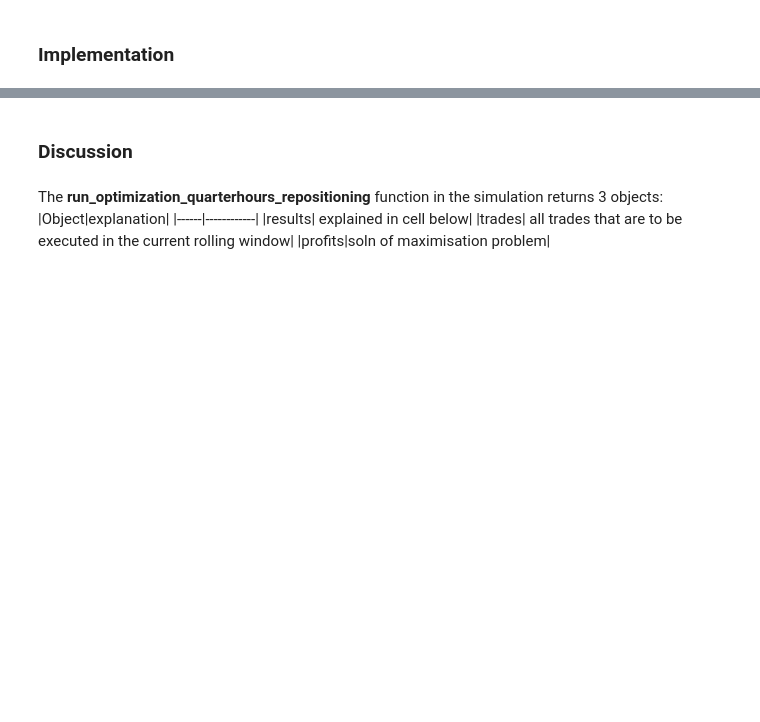
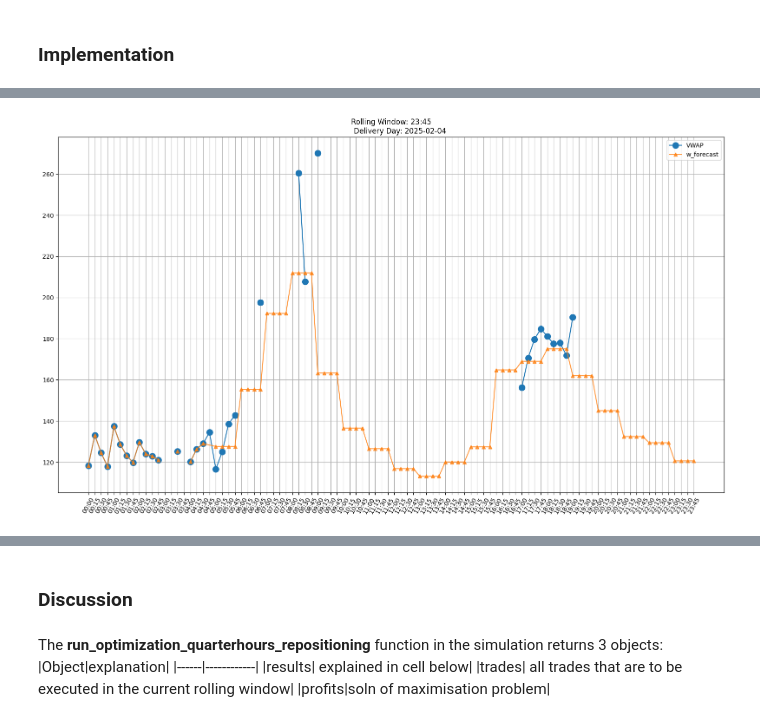
Before and after one commit to ub1999/Rolling-Intrinsic-BESS-Intraday-Trading, a Jupyter notebook: Code/Rolling Intrinsic/Forecast_Based_Approach.ipynb, the cells around one changed output, grey strips where cells are left out. Saved outputs shown, nothing was run; the diff lists cells and outputs as text; code cells hidden in the pictures; blank space fills up the shorter version.

Commit message:
Tested Forecast based approach and ran it

```diff
--- a/Code/Rolling Intrinsic/Forecast_Based_Approach.ipynb
+++ b/Code/Rolling Intrinsic/Forecast_Based_Approach.ipynb
@@ -3,5 +1,6 @@
 # %%
-from  Rolling_Intrinsic_QH import load_fake_data, run_optimization_quarterhours_repositioning, get_net_trades, load_real_data, get_average_prices
+# Imports
+from  Rolling_Intrinsic_Forecast_QH import load_fake_data, run_optimization_quarterhours_repositioning, get_net_trades, load_real_data, get_average_prices_w_forecast
 import os
 import pandas as pd
 from loguru import logger
@@ -12,8 +11,9 @@ import matplotlib.dates as mdates
 import seaborn as sns
 from matplotlib.patches import Ellipse
 import matplotlib.dates as mdates
+from pandas._libs.tslibs.parsing import DateParseError
 logger.remove()
-df = pd.read_parquet("../../id_prices.parquet")
+df_CID = pd.read_parquet("../../id_prices.parquet")
 # %% [output]
 c:\Users\UnmuBhar\Documents\Intraday Research\POCs\Rolling-Intrinsic-BESS-Intraday-Trading\Code\Rolling Intrinsic
 c:\Users\UnmuBhar\Documents\Intraday Research\POCs\Rolling-Intrinsic-BESS-Intraday-Trading\Code\Rolling Intrinsic
@@ -36,0 +174,25 @@ requirements:
+# %%
+
+fig, ax = plt.subplots(1, 1, sharex=True, figsize=(16, 9))
+
+ax.plot(vwap["price"], label="VWAP", marker="o",markersize=10)
+ax.plot(vwap_forecast["price"], label="w_forecast", marker="^",alpha=0.8)
+
+x_ticks = pd.date_range(
+    start=vwap.index[0],
+    end=vwap_forecast.index[-1],
+    freq="15min"
+)
+
+ax.set_xticks(x_ticks)
+ax.set_xticklabels(x_ticks.strftime("%H:%M"), rotation=60)
+ax.grid(True)
+
+ax.legend()
+plt.tight_layout()
+
+ax.set_title(f"""Rolling Window: {execution_time_start.strftime("%H:%M")}
+        Delivery Day: {vwap.index[0].date()}""" )
+plt.show()
+# %% [output]
+[figure, added]
```
Also changed, not shown: parts of 15 cells of this notebook, 12 other files.
